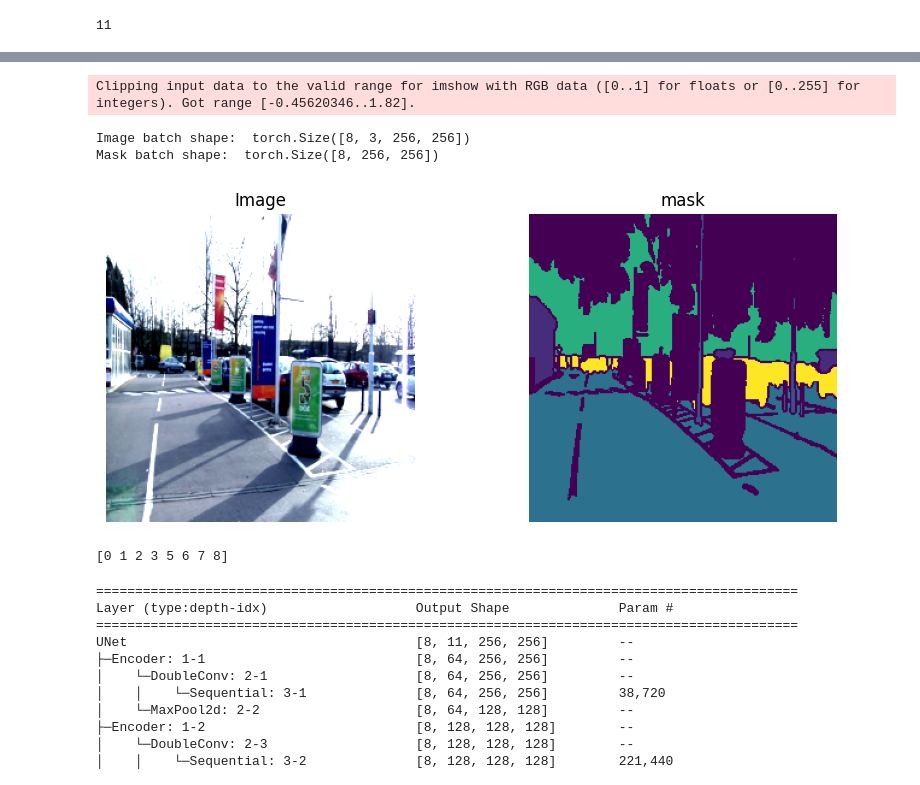
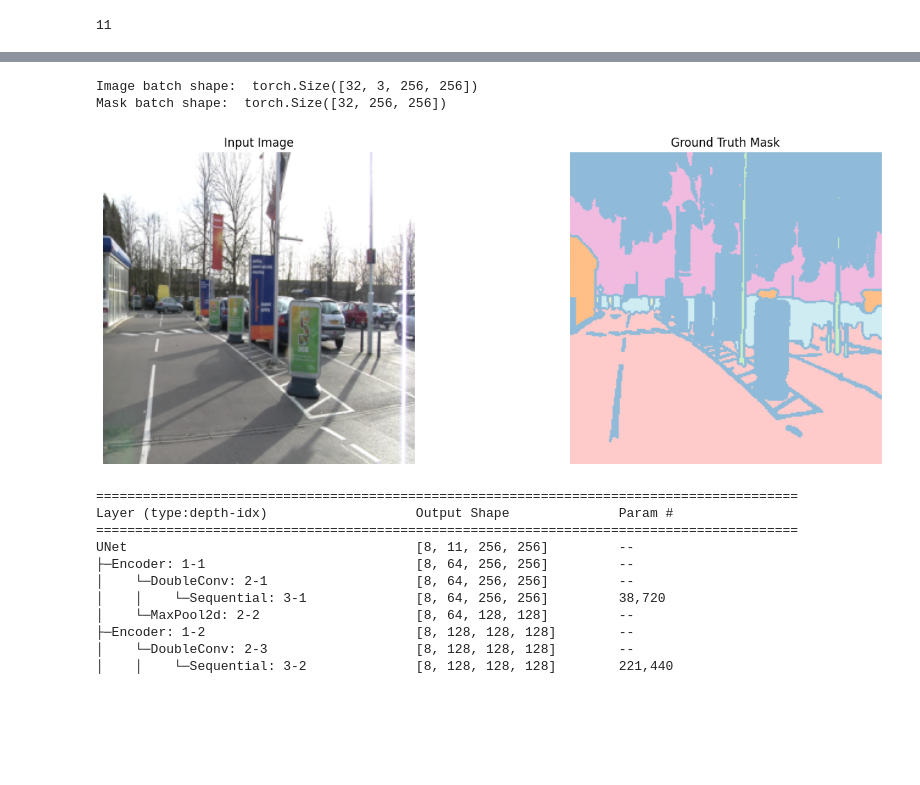
Before and after one commit to maegonz/Vision-Models-from-scratch, a Jupyter notebook: exp_unet.ipynb, the cells around one changed output, grey strips where cells are left out. Drawn from its saved outputs; the diff is of its cells as text; code cells hidden in the pictures; blank space fills up the shorter version.

Commit message:
New figures

```diff
--- a/exp_unet.ipynb
+++ b/exp_unet.ipynb
@@ -29,21 +29,3 @@ NUM_CLASSES = len(CAMVID_CLASSES)
 NUM_CLASSES
 # %% [output]
 11
-# %%
-init_dir = os.path.join('./data/CamVid/train/')
-file_names = sorted(os.listdir(os.path.join(init_dir, 'images/')))
-
-im = img.imread(os.path.join(init_dir + 'images/', file_names[0]))
-mask = img.imread(os.path.join(init_dir + 'masks/', file_names[0].replace('.png', '_L.png')))
-
-plt.figure(figsize=(10,4))
-plt.subplot(1,2,1)
-plt.imshow(im)
-plt.title("Image")
-plt.axis('off')
-
-plt.subplot(1,2,2)
-plt.imshow(mask)
-plt.title("mask")
-plt.axis('off')
-plt.show()
@@ -52,39 +32,25 @@ plt.show()
 # %%
 from data.camvid_dataset import CamVidDataset
 from torch.utils.data import DataLoader
-from utils import set_seed
+from utils import set_seed, plot_img_mask, unnormalize_image
 
 set_seed(42)
 
-train_loader = DataLoader(CamVidDataset('train'), batch_size=8, shuffle=True)
-val_loader = DataLoader(CamVidDataset('val'), batch_size=8, shuffle=False)
-test_loader = DataLoader(CamVidDataset('test'), batch_size=8, shuffle=False)
+train_loader = DataLoader(CamVidDataset('train'), batch_size=32, num_workers=4, shuffle=True, pin_memory=True, persistent_workers=True, prefetch_factor=4)
+val_loader = DataLoader(CamVidDataset('val'), batch_size=16, num_workers=4, shuffle=False, pin_memory=True, persistent_workers=True, prefetch_factor=4)
+test_loader = DataLoader(CamVidDataset('test'), batch_size=64, num_workers=4, shuffle=False, pin_memory=True, persistent_workers=True, prefetch_factor=4)
 
 for imgs, masks in train_loader:
     print("Image batch shape: ", imgs.size())
     print("Mask batch shape: ", masks.size())
-    im = imgs[0].permute(1,2,0) * 0.5 + 0.5  # unnormalize
+    im = imgs[0]
     mask = masks[0]
-    plt.figure(figsize=(10,4))
-    plt.subplot(1,2,1)
-    plt.imshow(im)
-    plt.title("Image")
-    plt.axis('off')
-
-    plt.subplot(1,2,2)
-    plt.imshow(mask)
-    plt.title("mask")
-    plt.axis('off')
-    plt.show()
-
-    print(np.unique(mask.cpu().numpy()))
+    plot_img_mask(im, mask)
     break
 # %% [output]
-Clipping input data to the valid range for imshow with RGB data ([0..1] for floats or [0..255] for integers). Got range [-0.45620346..1.82].
+Image batch shape:  torch.Size([32, 3, 256, 256])
+Mask batch shape:  torch.Size([32, 256, 256])
-Image batch shape:  torch.Size([8, 3, 256, 256])
-Mask batch shape:  torch.Size([8, 256, 256])
-[figure, old version]
+[figure, new version]
-[0 1 2 3 5 6 7 8]
 # %%
 from unet.unet import UNet
 from torchinfo import summary
```
Also changed, not shown: parts of 4 cells of this notebook, 5 other files.
